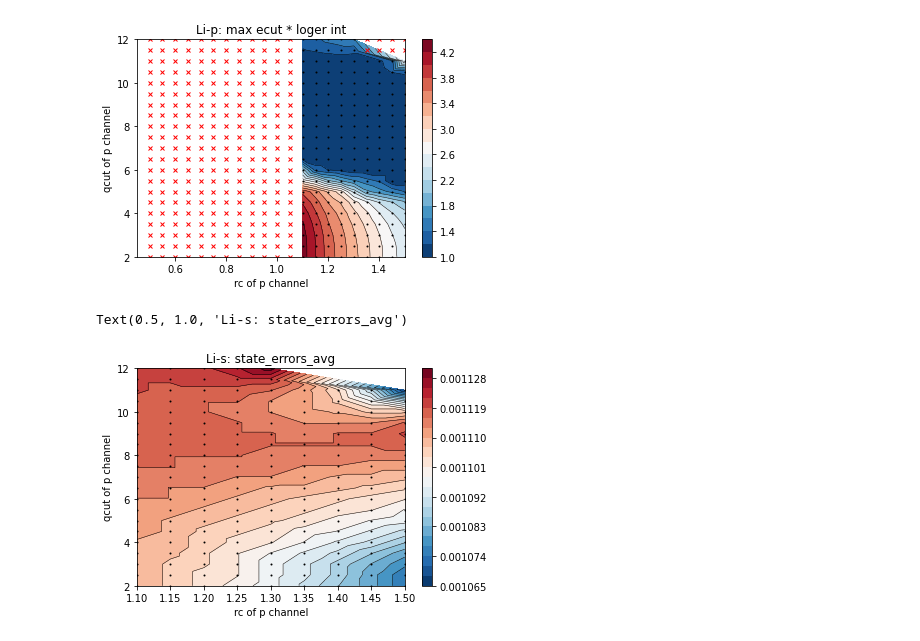
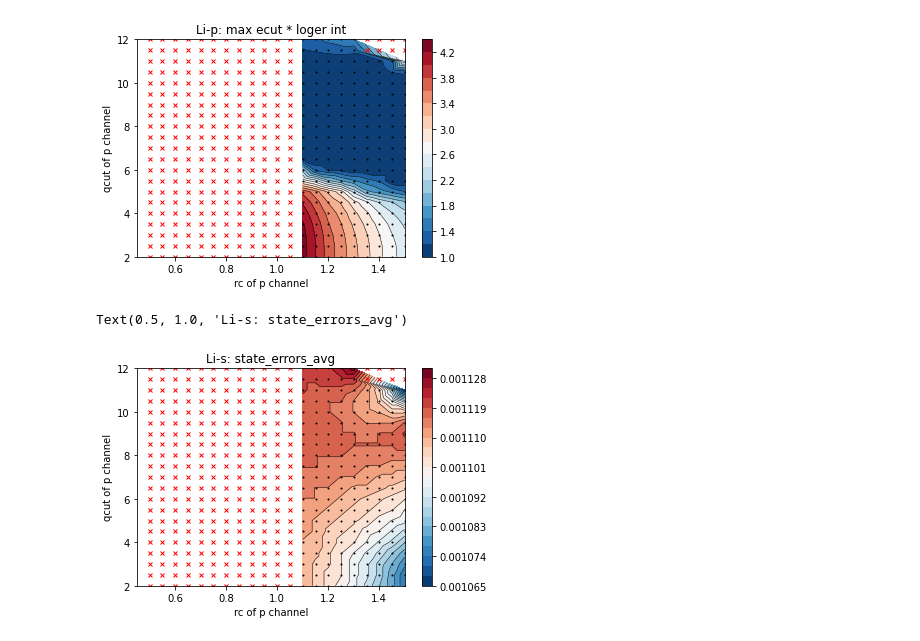
Before and after one commit to unkcpz/aiida-opsp, a Jupyter notebook: examples/plot-li-p-rc-qcut-grid-20x20.ipynb, the cells around one changed output. Cells and saved outputs as stored; diff of their text form; code cells hidden in the pictures.

```diff
--- a/examples/plot-li-p-rc-qcut-grid-20x20.ipynb
+++ b/examples/plot-li-p-rc-qcut-grid-20x20.ipynb
@@ -223,35 +223,35 @@ for r in results:
         lst_failed_y.append(r[1])
         continue
 
-    if z < 0.01:
+    if z_res < 0.01:
         lst_x.append(r[0])
         lst_y.append(r[1])
         lst_z.append(z_res)
     else:
         lst_bad_x.append(r[0])
         lst_bad_y.append(r[1])
 
 x = np.array(lst_x)
 y = np.array(lst_y)
 z = np.abs(np.array(lst_z))
 
 fig, ax = plt.subplots()
 ax.tricontour(x, y, z, levels=20, linewidths=0.5, colors='k')
 cntr2 = ax.tricontourf(x, y, z, levels=20, cmap="RdBu_r")
 fig.colorbar(cntr2, ax=ax)
 ax.plot(x, y, 'ko', ms=1)
 
 # plot faied and bad
 ax.plot(lst_failed_x, lst_failed_y, 'rx', ms=4)
 ax.scatter(lst_bad_x, lst_bad_y, color='orange', marker='x', s=40)
 
 ax.set_xlabel(f'rc of {l} channel')
 ax.set_ylabel(f'qcut of {l} channel')
 # ax.set(xlim=(1.1, 1.6), ylim=(7.0, 9))
 ax.set_title('Li-s: state_errors_avg')
 # %% [output]
 Text(0.5, 1.0, 'Li-s: state_errors_avg')
-[figure, old version]
+[figure, new version]
 # %%
 minidx = np.argmin(z)
 print(f'min at {minidx}: x={x[minidx]}, y={y[minidx]} where error={z[minidx]}')
```
Also changed, not shown: 9 other files.
